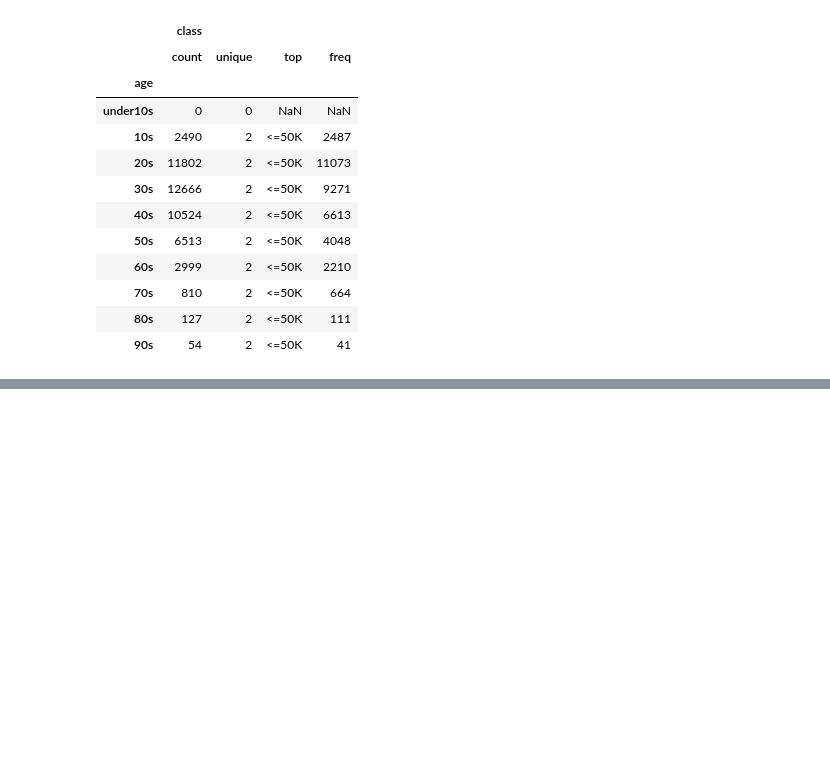
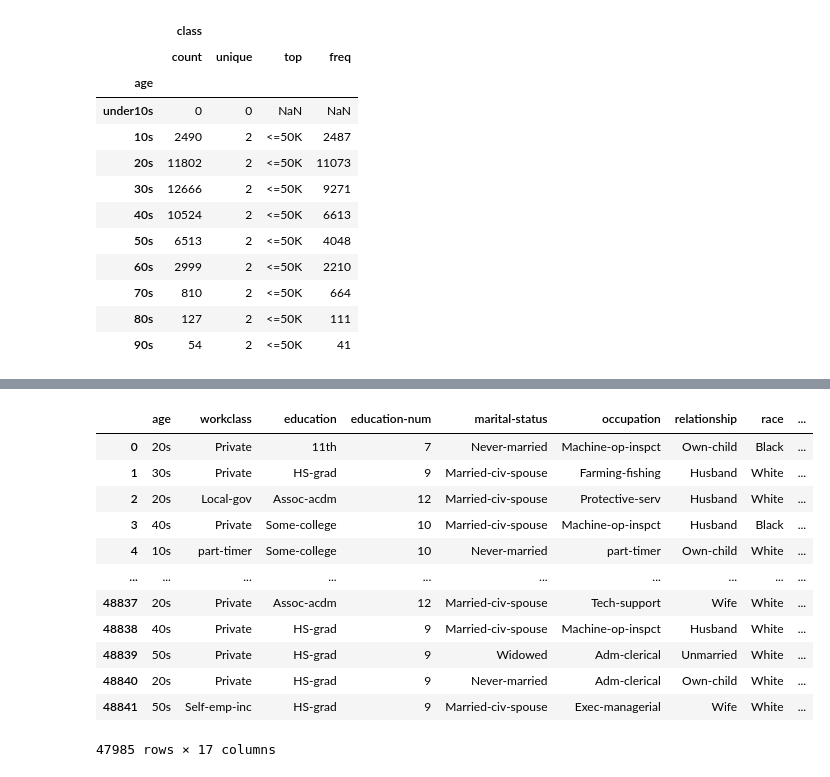
Before and after one commit to haram4th/fintech_pm_data_science, a Jupyter notebook: 06machine_learning/07앙상블모델연습2_연봉데이터.ipynb, the cells around one changed output, grey strips where cells are left out. Saved outputs shown, nothing was run; the diff lists cells and outputs as text; code cells hidden in the pictures; blank space fills up the shorter version.

```diff
--- a/06machine_learning/07앙상블모델연습2_연봉데이터.ipynb
+++ b/06machine_learning/07앙상블모델연습2_연봉데이터.ipynb
@@ -562,0 +571,3 @@ age_class
+# %%
+age_class_ratio = 100 - (age_class[('class',   'freq')] / age_class[('class',  'count')] * 100)
+age_class_ratio
@@ -562,0 +587,2 @@ age_class
+# %%
+age_class_ratio['under10s'] = 0
@@ -562,0 +606,18 @@ age_class
+# %%
+data['over50byage'] = data['age'].apply(lambda x: age_class_ratio[x])
+# %%
+data
+# %% [output]
+|  | age | workclass | education | education-num | marital-status | occupation | relationship | race | ... |
+| 0 | 20s | Private | 11th | 7 | Never-married | Machine-op-inspct | Own-child | Black | ... |
+| 1 | 30s | Private | HS-grad | 9 | Married-civ-spouse | Farming-fishing | Husband | White | ... |
+| 2 | 20s | Local-gov | Assoc-acdm | 12 | Married-civ-spouse | Protective-serv | Husband | White | ... |
+| 3 | 40s | Private | Some-college | 10 | Married-civ-spouse | Machine-op-inspct | Husband | Black | ... |
+| 4 | 10s | part-timer | Some-college | 10 | Never-married | part-timer | Own-child | White | ... |
+| ... | ... | ... | ... | ... | ... | ... | ... | ... | ... |
+| 48837 | 20s | Private | Assoc-acdm | 12 | Married-civ-spouse | Tech-support | Wife | White | ... |
+| 48838 | 40s | Private | HS-grad | 9 | Married-civ-spouse | Machine-op-inspct | Husband | White | ... |
+| 48839 | 50s | Private | HS-grad | 9 | Widowed | Adm-clerical | Unmarried | White | ... |
+| 48840 | 20s | Private | HS-grad | 9 | Never-married | Adm-clerical | Own-child | White | ... |
+| 48841 | 50s | Self-emp-inc | HS-grad | 9 | Married-civ-spouse | Exec-managerial | Wife | White | ... |
+47985 rows × 17 columns
```
Also changed, not shown: parts of 67 cells of this notebook.
